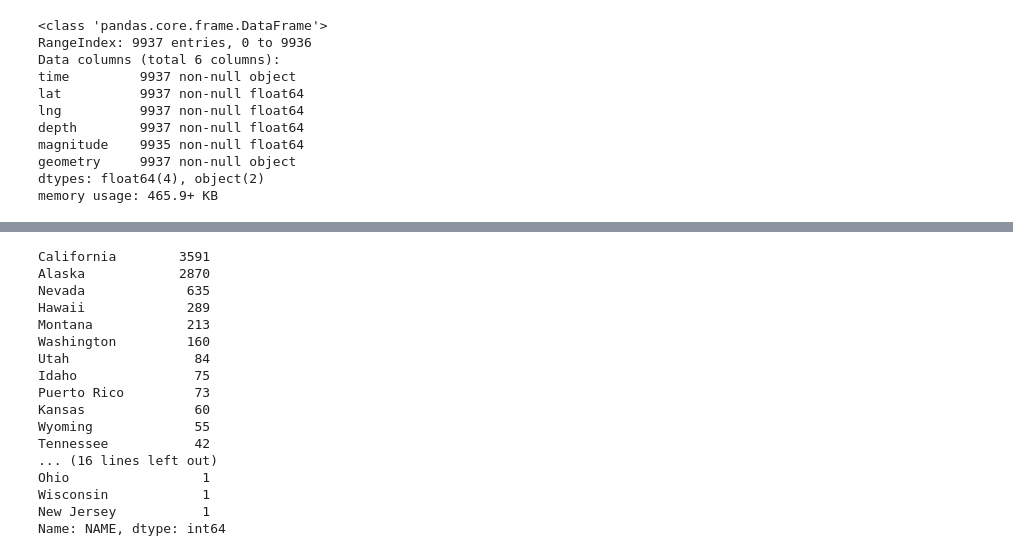
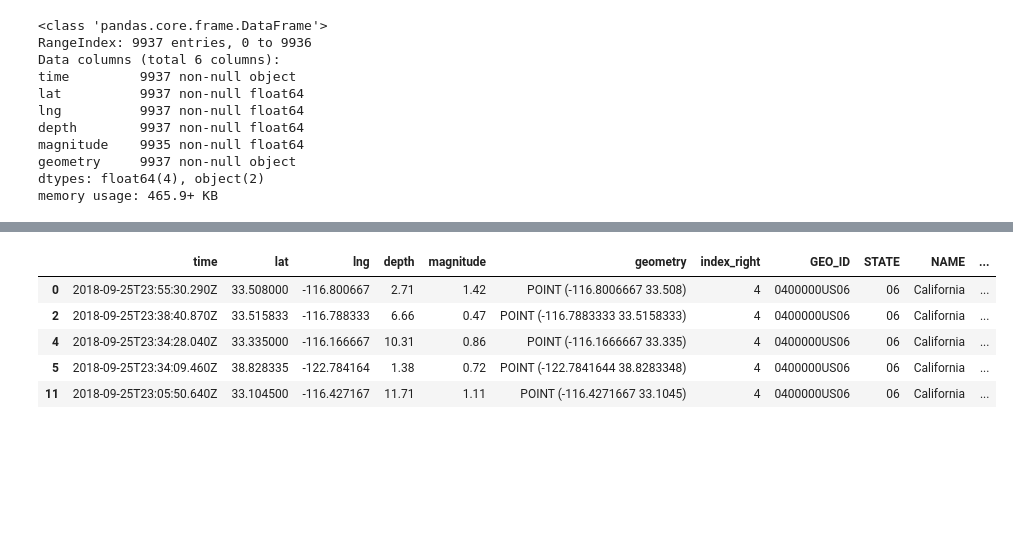
Before and after one commit to rsabram/wiki_earthquake_analysis, a Jupyter notebook: dq3.ipynb, the cells around one changed output, grey strips where cells are left out. Drawn from its saved outputs; the diff is of its cells as text; code cells hidden in the pictures; blank space fills up the shorter version.

```diff
--- a/dq3.ipynb
+++ b/dq3.ipynb
@@ -256,23 +229,12 @@ memory usage: 2.5+ KB
 usa_geo = gpd.GeoDataFrame(usa, crs = states.crs, geometry = usa['geometry'])
 # %%
 usa_by_state = gpd.sjoin(usa_geo, states)
-# %%
-usa_by_state['NAME'].value_counts()
-# %% [output]
-California        3591
-Alaska            2870
-Nevada             635
-Hawaii             289
-Montana            213
-Washington         160
-Utah                84
-Idaho               75
-Puerto Rico         73
-Kansas              60
-Wyoming             55
-Tennessee           42
-... (16 lines left out)
-Ohio                 1
-Wisconsin            1
-New Jersey           1
-Name: NAME, dtype: int64
+# %%
+usa_by_state.head()
+# %% [output]
+|  | time | lat | lng | depth | magnitude | geometry | index_right | GEO_ID | STATE | NAME | ... |
+| 0 | 2018-09-25T23:55:30.290Z | 33.508000 | -116.800667 | 2.71 | 1.42 | POINT (-116.8006667 33.508) | 4 | 0400000US06 | 06 | California | ... |
+| 2 | 2018-09-25T23:38:40.870Z | 33.515833 | -116.788333 | 6.66 | 0.47 | POINT (-116.7883333 33.5158333) | 4 | 0400000US06 | 06 | California | ... |
+| 4 | 2018-09-25T23:34:28.040Z | 33.335000 | -116.166667 | 10.31 | 0.86 | POINT (-116.1666667 33.335) | 4 | 0400000US06 | 06 | California | ... |
+| 5 | 2018-09-25T23:34:09.460Z | 38.828335 | -122.784164 | 1.38 | 0.72 | POINT (-122.7841644 38.8283348) | 4 | 0400000US06 | 06 | California | ... |
+| 11 | 2018-09-25T23:05:50.640Z | 33.104500 | -116.427167 | 11.71 | 1.11 | POINT (-116.4271667 33.1045) | 4 | 0400000US06 | 06 | California | ... |
```
Also changed, not shown: parts of 24 cells of this notebook.
